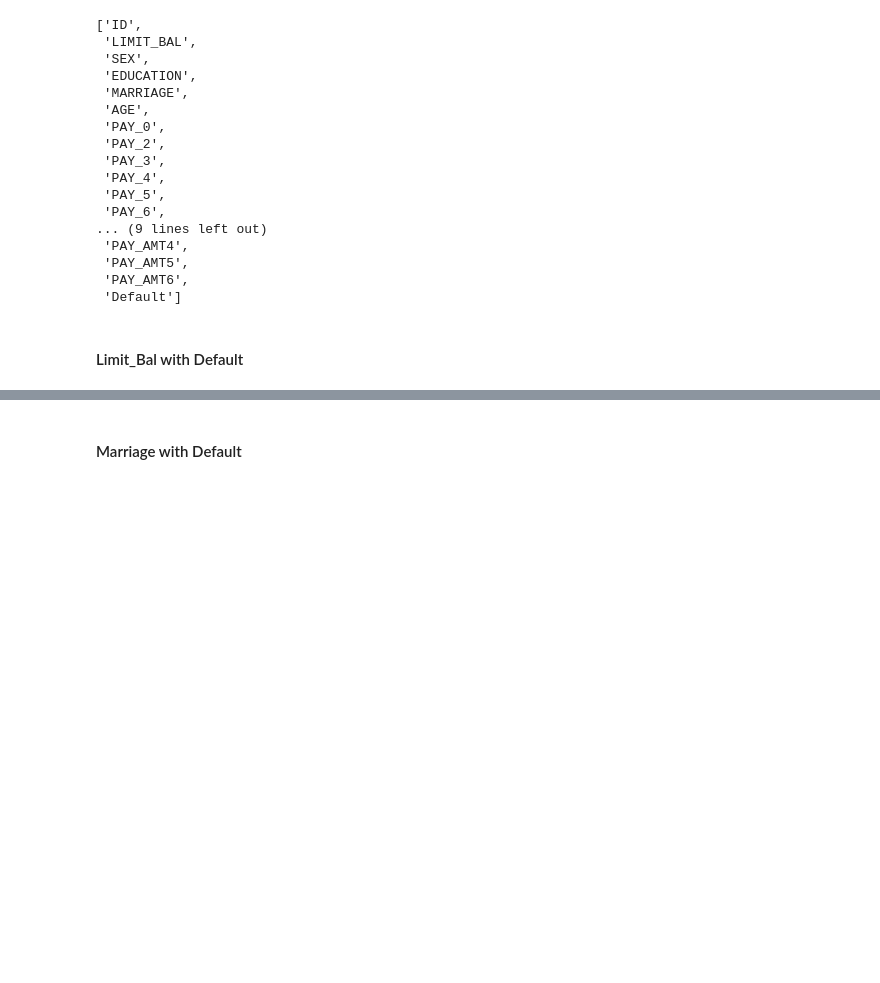
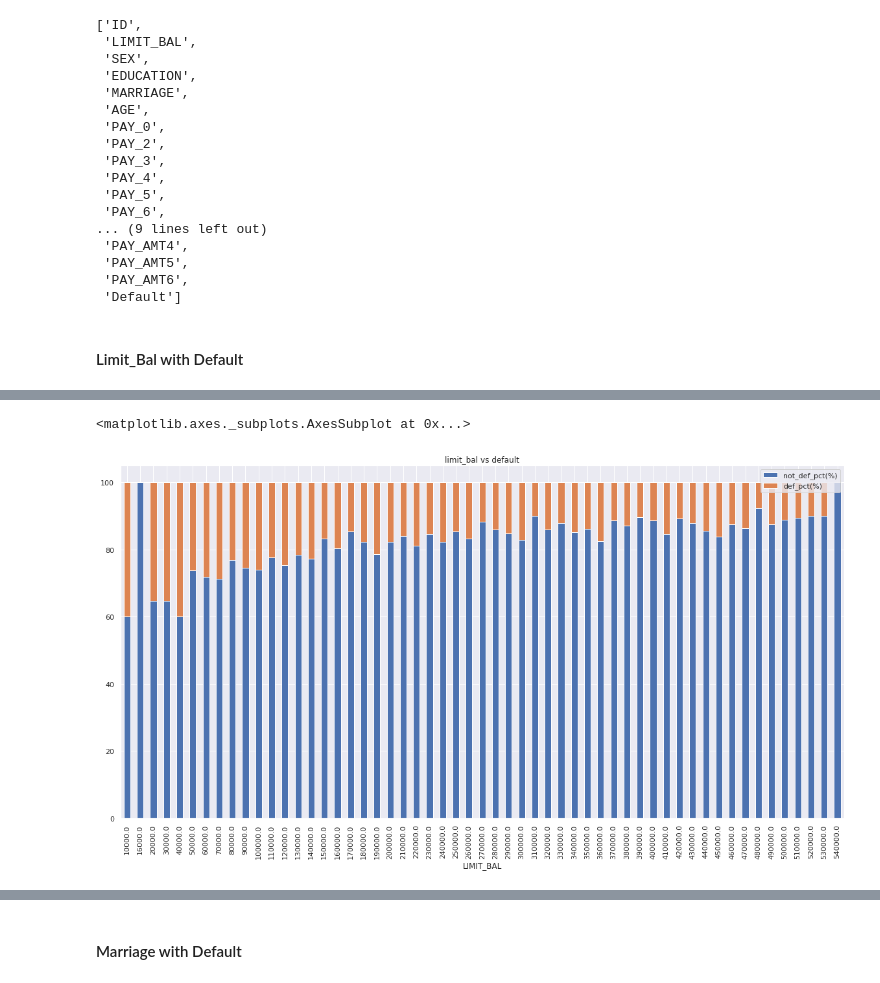
Before and after one commit to HeHeHuang/DataAnalytic, a Jupyter notebook: MayBank_DataScientist_Assessment.ipynb, the cells around one changed output, grey strips where cells are left out. Cells and saved outputs as stored; diff of their text form; code cells hidden in the pictures; blank space fills up the shorter version.

```diff
--- a/MayBank_DataScientist_Assessment.ipynb
+++ b/MayBank_DataScientist_Assessment.ipynb
@@ -146,0 +175,5 @@ sns.countplot(x='Default',hue = 'SEX', data = df)
+# %%
+limitbal.query('LIMIT_BAL<550000').plot(x='LIMIT_BAL',stacked=True,kind='bar',title='limit_bal vs default')
+# %% [output]
+<matplotlib.axes._subplots.AxesSubplot at 0x...>
+[figure, added]
```
Also changed, not shown: parts of 32 cells of this notebook.
